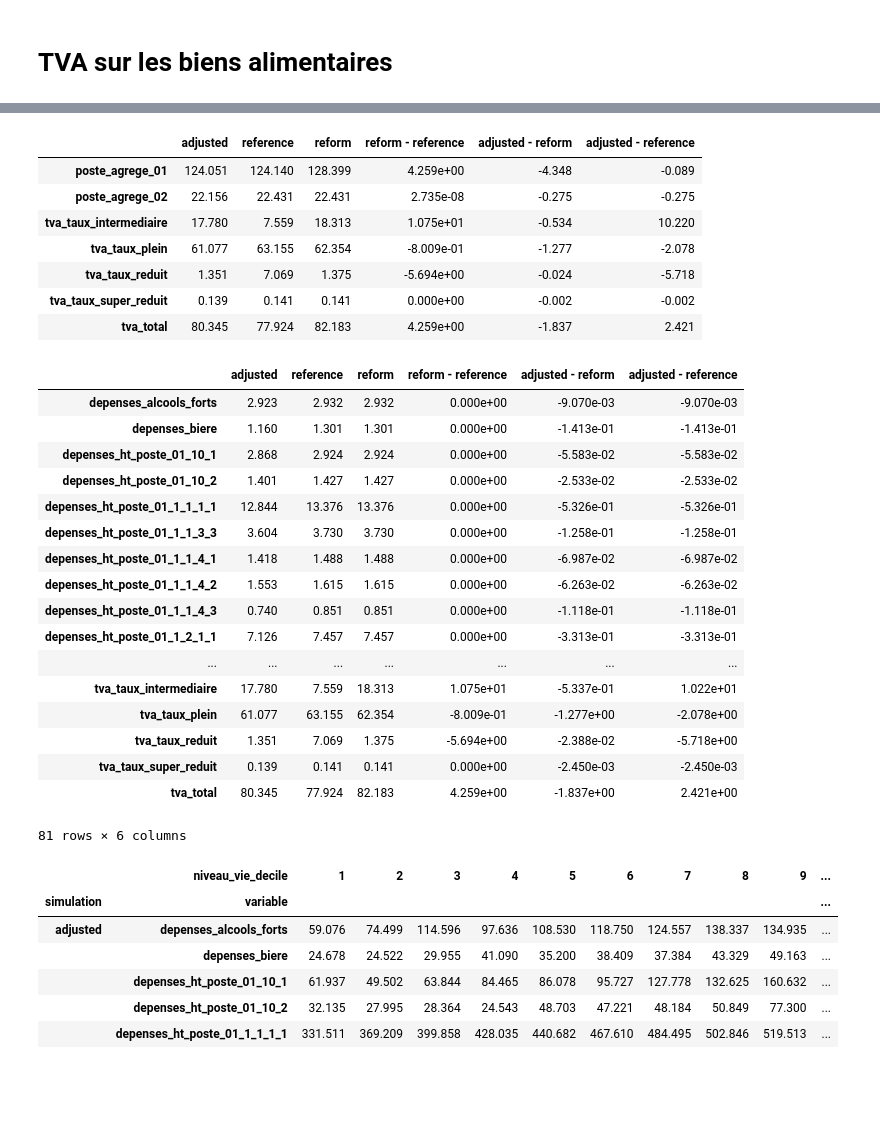
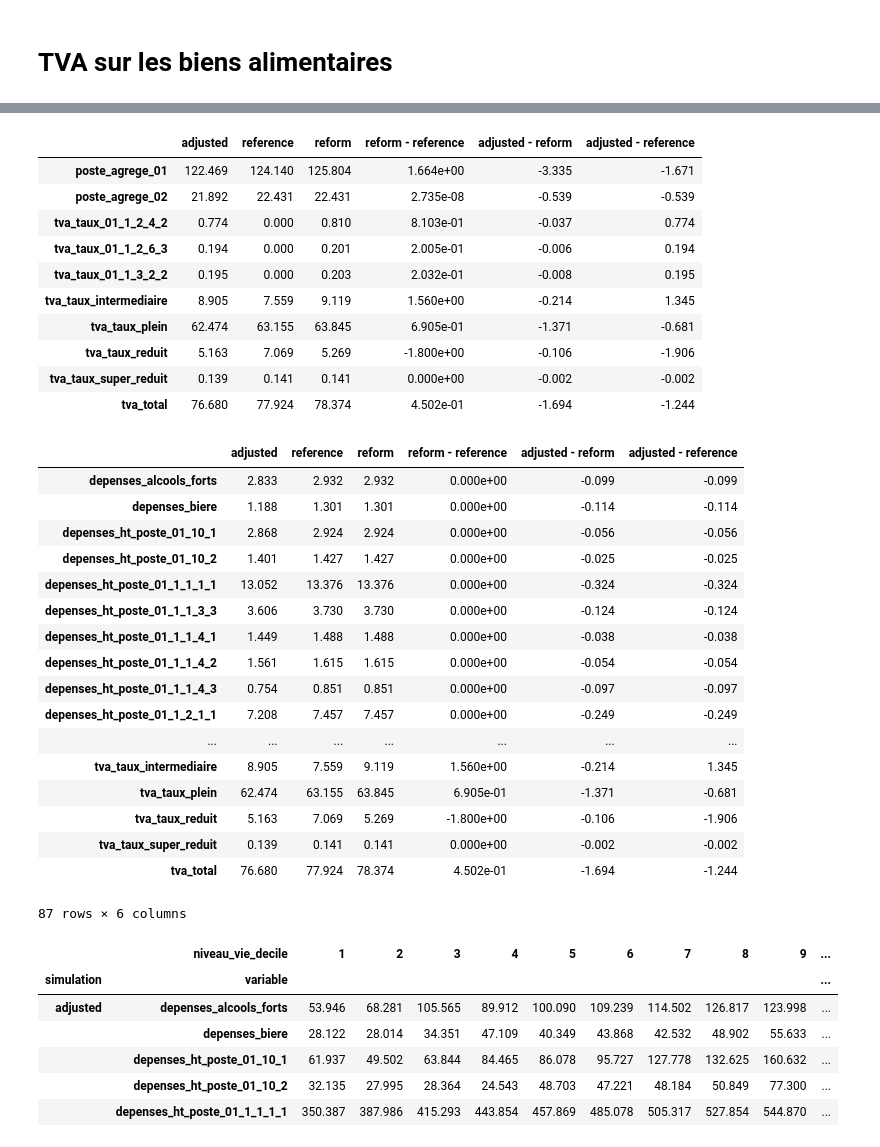
Before and after one commit to openfisca/openfisca-france-indirect-taxation, a Jupyter notebook: openfisca_france_indirect_taxation/examples/notebooks/alimentation.ipynb, the cells around one changed output, grey strips where cells are left out. Cells and saved outputs as stored; diff of their text form; code cells hidden in the pictures; blank space fills up the shorter version.

```diff
--- a/openfisca_france_indirect_taxation/examples/notebooks/alimentation.ipynb
+++ b/openfisca_france_indirect_taxation/examples/notebooks/alimentation.ipynb
@@ -20,7 +20,7 @@ pd.set_option('precision', 3)
 def build_scenarios(reform_key = None):
     year = 2014
     data_year = 2011
-    scenario_kwargs = dict(year = year, data_year = 2011, reform_key = reform_key)
+    scenario_kwargs = dict(year = year, data_year = data_year, reform_key = reform_key)
     survey_scenario = SurveyScenario.create(**scenario_kwargs)
     #
     adjusted_scenario_kwargs = dict(scenario_kwargs)
@@ -115,7 +115,7 @@ def run_reform(reform_key = None):
     return aggregates, pivot_table
 # %%
 data_by_reform_key = dict()
-for reform_key in ['aliss_environnement', 'aliss_tva_sociale', 'aliss_mixte', 'aliss_sante']:
+for reform_key in ['aliss_environnement']: #, 'aliss_tva_sociale', 'aliss_mixte', 'aliss_sante']:
     aggregates, pivot_table = run_reform(reform_key = reform_key)
     data_by_reform_key[reform_key] = dict(aggregates = aggregates, pivot_table = pivot_table)
 # %% [output]
@@ -150,39 +130,42 @@ This will change in a future version of pandas, use inplace=True to avoid this w
 # %%
-reform_key = 'aliss_tva_sociale'
+reform_key = 'aliss_environnement'
 aggregates = data_by_reform_key[reform_key]['aggregates']
 aggregates.loc[
     [index for index in aggregates.index if index.startswith('tva_') or index.startswith('poste_agrege')]
     ]
 # %% [output]
 |  | adjusted | reference | reform | reform - reference | adjusted - reform | adjusted - reference |
-| poste_agrege_01 | 124.051 | 124.140 | 128.399 | 4.259e+00 | -4.348 | -0.089 |
-| poste_agrege_02 | 22.156 | 22.431 | 22.431 | 2.735e-08 | -0.275 | -0.275 |
-| tva_taux_intermediaire | 17.780 | 7.559 | 18.313 | 1.075e+01 | -0.534 | 10.220 |
-| tva_taux_plein | 61.077 | 63.155 | 62.354 | -8.009e-01 | -1.277 | -2.078 |
-| tva_taux_reduit | 1.351 | 7.069 | 1.375 | -5.694e+00 | -0.024 | -5.718 |
+| poste_agrege_01 | 122.469 | 124.140 | 125.804 | 1.664e+00 | -3.335 | -1.671 |
+| poste_agrege_02 | 21.892 | 22.431 | 22.431 | 2.735e-08 | -0.539 | -0.539 |
+| tva_taux_01_1_2_4_2 | 0.774 | 0.000 | 0.810 | 8.103e-01 | -0.037 | 0.774 |
+| tva_taux_01_1_2_6_3 | 0.194 | 0.000 | 0.201 | 2.005e-01 | -0.006 | 0.194 |
+| tva_taux_01_1_3_2_2 | 0.195 | 0.000 | 0.203 | 2.032e-01 | -0.008 | 0.195 |
+| tva_taux_intermediaire | 8.905 | 7.559 | 9.119 | 1.560e+00 | -0.214 | 1.345 |
+| tva_taux_plein | 62.474 | 63.155 | 63.845 | 6.905e-01 | -1.371 | -0.681 |
+| tva_taux_reduit | 5.163 | 7.069 | 5.269 | -1.800e+00 | -0.106 | -1.906 |
 | tva_taux_super_reduit | 0.139 | 0.141 | 0.141 | 0.000e+00 | -0.002 | -0.002 |
-| tva_total | 80.345 | 77.924 | 82.183 | 4.259e+00 | -1.837 | 2.421 |
+| tva_total | 76.680 | 77.924 | 78.374 | 4.502e-01 | -1.694 | -1.244 |
 # %%
 aggregates
 # %% [output]
 |  | adjusted | reference | reform | reform - reference | adjusted - reform | adjusted - reference |
-| depenses_alcools_forts | 2.923 | 2.932 | 2.932 | 0.000e+00 | -9.070e-03 | -9.070e-03 |
-| depenses_biere | 1.160 | 1.301 | 1.301 | 0.000e+00 | -1.413e-01 | -1.413e-01 |
-| depenses_ht_poste_01_10_1 | 2.868 | 2.924 | 2.924 | 0.000e+00 | -5.583e-02 | -5.583e-02 |
-| depenses_ht_poste_01_10_2 | 1.401 | 1.427 | 1.427 | 0.000e+00 | -2.533e-02 | -2.533e-02 |
-| depenses_ht_poste_01_1_1_1_1 | 12.844 | 13.376 | 13.376 | 0.000e+00 | -5.326e-01 | -5.326e-01 |
-| depenses_ht_poste_01_1_1_3_3 | 3.604 | 3.730 | 3.730 | 0.000e+00 | -1.258e-01 | -1.258e-01 |
-| depenses_ht_poste_01_1_1_4_1 | 1.418 | 1.488 | 1.488 | 0.000e+00 | -6.987e-02 | -6.987e-02 |
-| depenses_ht_poste_01_1_1_4_2 | 1.553 | 1.615 | 1.615 | 0.000e+00 | -6.263e-02 | -6.263e-02 |
-| depenses_ht_poste_01_1_1_4_3 | 0.740 | 0.851 | 0.851 | 0.000e+00 | -1.118e-01 | -1.118e-01 |
-| depenses_ht_poste_01_1_2_1_1 | 7.126 | 7.457 | 7.457 | 0.000e+00 | -3.313e-01 | -3.313e-01 |
+| depenses_alcools_forts | 2.833 | 2.932 | 2.932 | 0.000e+00 | -0.099 | -0.099 |
+| depenses_biere | 1.188 | 1.301 | 1.301 | 0.000e+00 | -0.114 | -0.114 |
+| depenses_ht_poste_01_10_1 | 2.868 | 2.924 | 2.924 | 0.000e+00 | -0.056 | -0.056 |
+| depenses_ht_poste_01_10_2 | 1.401 | 1.427 | 1.427 | 0.000e+00 | -0.025 | -0.025 |
+| depenses_ht_poste_01_1_1_1_1 | 13.052 | 13.376 | 13.376 | 0.000e+00 | -0.324 | -0.324 |
+| depenses_ht_poste_01_1_1_3_3 | 3.606 | 3.730 | 3.730 | 0.000e+00 | -0.124 | -0.124 |
+| depenses_ht_poste_01_1_1_4_1 | 1.449 | 1.488 | 1.488 | 0.000e+00 | -0.038 | -0.038 |
+| depenses_ht_poste_01_1_1_4_2 | 1.561 | 1.615 | 1.615 | 0.000e+00 | -0.054 | -0.054 |
+| depenses_ht_poste_01_1_1_4_3 | 0.754 | 0.851 | 0.851 | 0.000e+00 | -0.097 | -0.097 |
+| depenses_ht_poste_01_1_2_1_1 | 7.208 | 7.457 | 7.457 | 0.000e+00 | -0.249 | -0.249 |
 | ... | ... | ... | ... | ... | ... | ... |
-| tva_taux_intermediaire | 17.780 | 7.559 | 18.313 | 1.075e+01 | -5.337e-01 | 1.022e+01 |
-| tva_taux_plein | 61.077 | 63.155 | 62.354 | -8.009e-01 | -1.277e+00 | -2.078e+00 |
-| tva_taux_reduit | 1.351 | 7.069 | 1.375 | -5.694e+00 | -2.388e-02 | -5.718e+00 |
-| tva_taux_super_reduit | 0.139 | 0.141 | 0.141 | 0.000e+00 | -2.450e-03 | -2.450e-03 |
-| tva_total | 80.345 | 77.924 | 82.183 | 4.259e+00 | -1.837e+00 | 2.421e+00 |
+| tva_taux_intermediaire | 8.905 | 7.559 | 9.119 | 1.560e+00 | -0.214 | 1.345 |
+| tva_taux_plein | 62.474 | 63.155 | 63.845 | 6.905e-01 | -1.371 | -0.681 |
+| tva_taux_reduit | 5.163 | 7.069 | 5.269 | -1.800e+00 | -0.106 | -1.906 |
+| tva_taux_super_reduit | 0.139 | 0.141 | 0.141 | 0.000e+00 | -0.002 | -0.002 |
+| tva_total | 76.680 | 77.924 | 78.374 | 4.502e-01 | -1.694 | -1.244 |
-81 rows × 6 columns
+87 rows × 6 columns
 # %%
 aggregates = data_by_reform_key[reform_key]['pivot_table']
 variables = [variable for variable in pivot_table.variable.unique() if variable.startswith('poste_agrege')]
@@ -192,11 +175,11 @@ data.head()
 # %% [output]
 |  | niveau_vie_decile | 1 | 2 | 3 | 4 | 5 | 6 | 7 | 8 | 9 | ... |
 | simulation | variable |  |  |  |  |  |  |  |  |  | ... |
-| adjusted | depenses_alcools_forts | 59.076 | 74.499 | 114.596 | 97.636 | 108.530 | 118.750 | 124.557 | 138.337 | 134.935 | ... |
-|  | depenses_biere | 24.678 | 24.522 | 29.955 | 41.090 | 35.200 | 38.409 | 37.384 | 43.329 | 49.163 | ... |
+| adjusted | depenses_alcools_forts | 53.946 | 68.281 | 105.565 | 89.912 | 100.090 | 109.239 | 114.502 | 126.817 | 123.998 | ... |
+|  | depenses_biere | 28.122 | 28.014 | 34.351 | 47.109 | 40.349 | 43.868 | 42.532 | 48.902 | 55.633 | ... |
 |  | depenses_ht_poste_01_10_1 | 61.937 | 49.502 | 63.844 | 84.465 | 86.078 | 95.727 | 127.778 | 132.625 | 160.632 | ... |
 |  | depenses_ht_poste_01_10_2 | 32.135 | 27.995 | 28.364 | 24.543 | 48.703 | 47.221 | 48.184 | 50.849 | 77.300 | ... |
-|  | depenses_ht_poste_01_1_1_1_1 | 331.511 | 369.209 | 399.858 | 428.035 | 440.682 | 467.610 | 484.495 | 502.846 | 519.513 | ... |
+|  | depenses_ht_poste_01_1_1_1_1 | 350.387 | 387.986 | 415.293 | 443.854 | 457.869 | 485.078 | 505.317 | 527.854 | 544.870 | ... |
 # %%
 df = data.loc(axis=0)[(['adjusted-reference', 'reform-reference'], ['poste_agrege_01', 'tva_total'])]
 df
```
Also changed, not shown: parts of 3 cells of this notebook, 5 other files.
